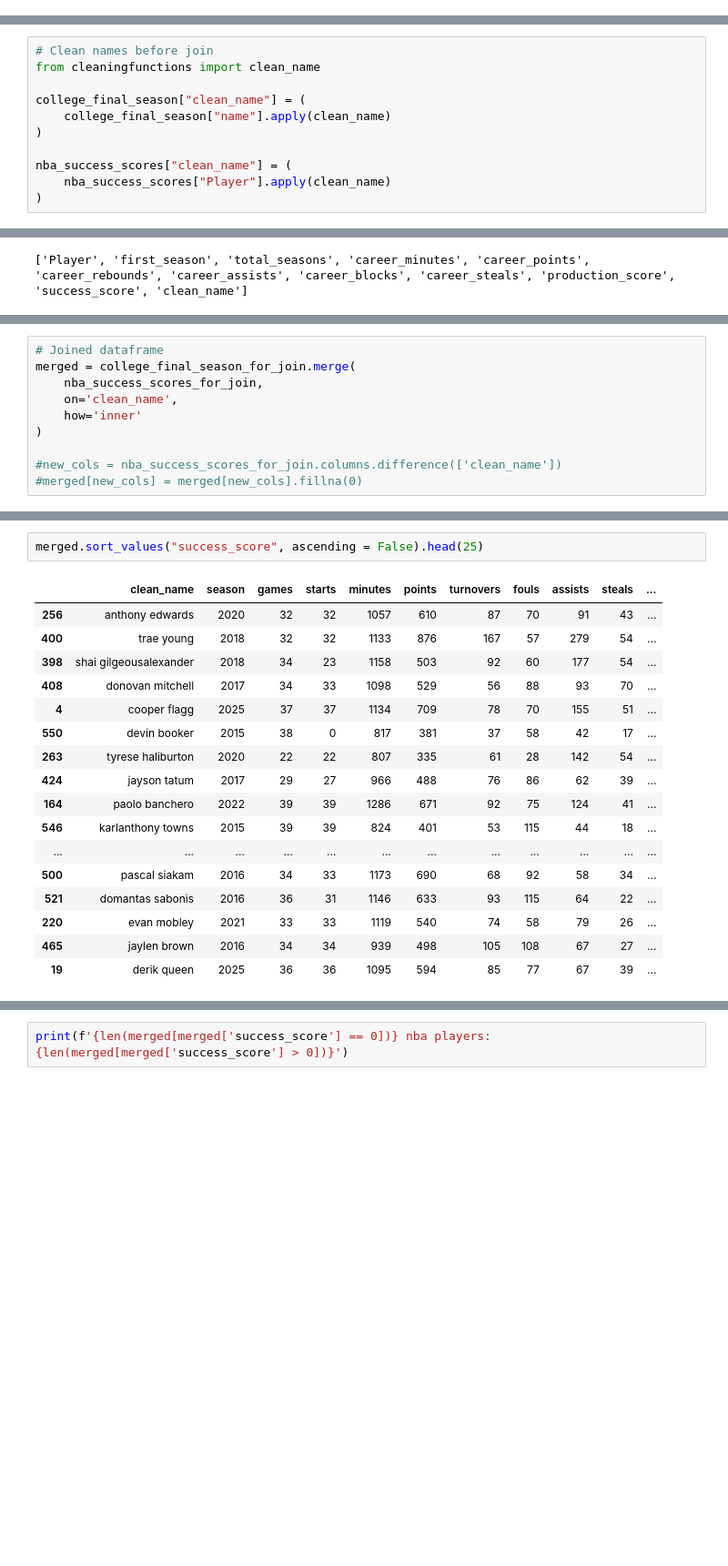
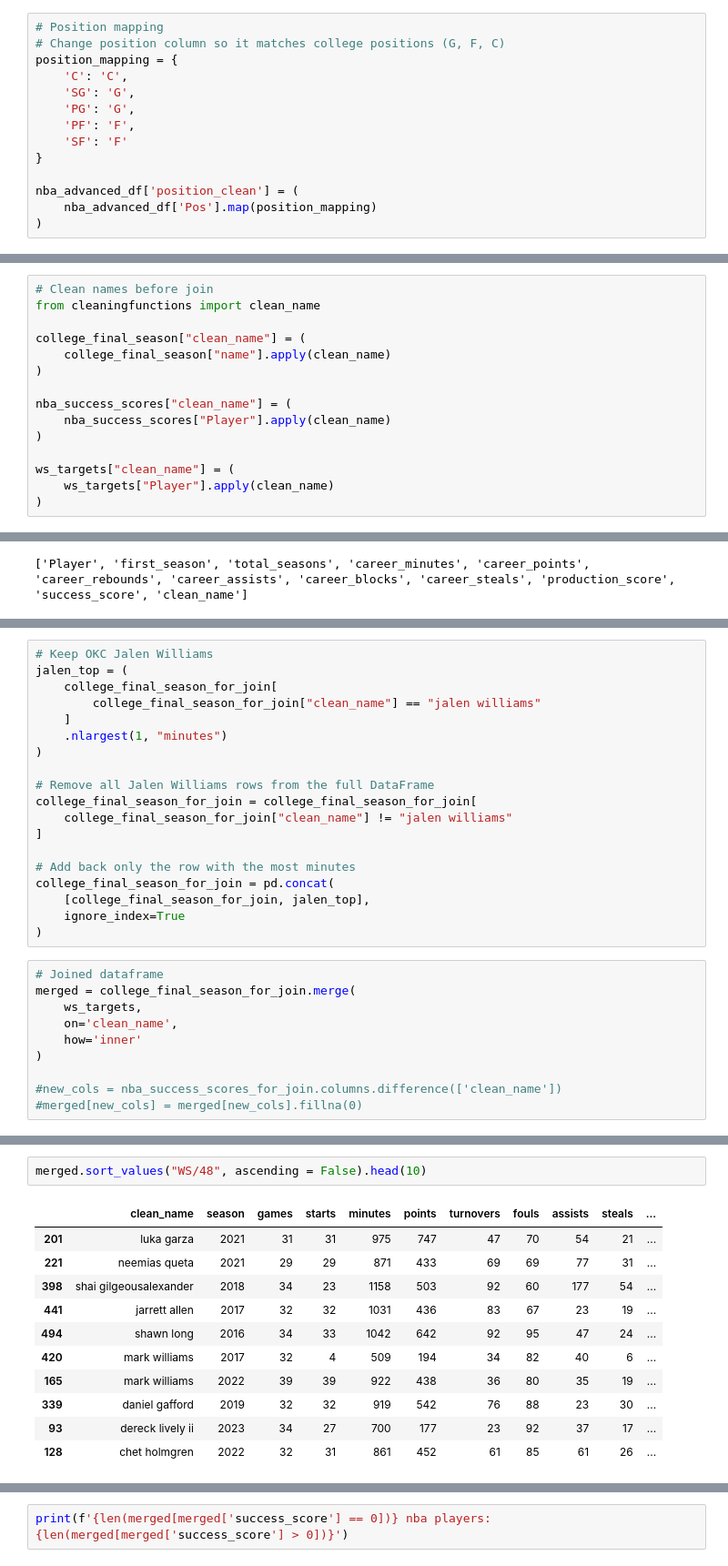
Before and after one commit to Jeremy-Thompson33/NBA_Prospect_Evaluator, a Jupyter notebook: datacollection.ipynb, the cells around one changed output, grey strips where cells are left out. Shown at 91% size. Drawn from its saved outputs; the diff is of its cells as text; blank space fills up the shorter version.

```diff
--- a/datacollection.ipynb
+++ b/datacollection.ipynb
@@ -384,0 +487,14 @@ nba_player_stats["total_seasons"] = (
+# %%
+# Position mapping
+# Change position column so it matches college positions (G, F, C)
+position_mapping = {
+    'C': 'C',
+    'SG': 'G',
+    'PG': 'G',
+    'PF': 'F',
+    'SF': 'F'
+}
+
+nba_advanced_df['position_clean'] = (
+    nba_advanced_df['Pos'].map(position_mapping)
+)
@@ -473,6 +696,10 @@ college_final_season["clean_name"] = (
 nba_success_scores["clean_name"] = (
     nba_success_scores["Player"].apply(clean_name)
 )
+
+ws_targets["clean_name"] = (
+    ws_targets["Player"].apply(clean_name)
+)
 # %%
 college_final_season.head(1)
 # %% [output]
@@ -504,10 +764,29 @@ college_final_season_for_join = college_final_season[['clean_name', 'season', 'g
     'STOCKS_PER_40']]
 
 nba_success_scores_for_join = nba_success_scores[['clean_name', 'success_score']]
+# %%
+# Keep OKC Jalen Williams
+jalen_top = (
+    college_final_season_for_join[
+        college_final_season_for_join["clean_name"] == "jalen williams"
+    ]
+    .nlargest(1, "minutes")
+)
+
+# Remove all Jalen Williams rows from the full DataFrame
+college_final_season_for_join = college_final_season_for_join[
+    college_final_season_for_join["clean_name"] != "jalen williams"
+]
+
+# Add back only the row with the most minutes
+college_final_season_for_join = pd.concat(
+    [college_final_season_for_join, jalen_top],
+    ignore_index=True
+)
 # %%
 # Joined dataframe
 merged = college_final_season_for_join.merge(
-    nba_success_scores_for_join,
+    ws_targets,
     on='clean_name',
     how='inner'
 )
@@ -538,20 +840,14 @@ memory usage: 252.6 KB
 # %%
-merged.sort_values("success_score", ascending = False).head(25)
+merged.sort_values("WS/48", ascending = False).head(10)
 # %% [output]
 |  | clean_name | season | games | starts | minutes | points | turnovers | fouls | assists | steals | ... |
-| 256 | anthony edwards | 2020 | 32 | 32 | 1057 | 610 | 87 | 70 | 91 | 43 | ... |
-| 400 | trae young | 2018 | 32 | 32 | 1133 | 876 | 167 | 57 | 279 | 54 | ... |
+| 201 | luka garza | 2021 | 31 | 31 | 975 | 747 | 47 | 70 | 54 | 21 | ... |
+| 221 | neemias queta | 2021 | 29 | 29 | 871 | 433 | 69 | 69 | 77 | 31 | ... |
 | 398 | shai gilgeousalexander | 2018 | 34 | 23 | 1158 | 503 | 92 | 60 | 177 | 54 | ... |
-| 408 | donovan mitchell | 2017 | 34 | 33 | 1098 | 529 | 56 | 88 | 93 | 70 | ... |
-| 4 | cooper flagg | 2025 | 37 | 37 | 1134 | 709 | 78 | 70 | 155 | 51 | ... |
-| 550 | devin booker | 2015 | 38 | 0 | 817 | 381 | 37 | 58 | 42 | 17 | ... |
-| 263 | tyrese haliburton | 2020 | 22 | 22 | 807 | 335 | 61 | 28 | 142 | 54 | ... |
-| 424 | jayson tatum | 2017 | 29 | 27 | 966 | 488 | 76 | 86 | 62 | 39 | ... |
-| 164 | paolo banchero | 2022 | 39 | 39 | 1286 | 671 | 92 | 75 | 124 | 41 | ... |
-| 546 | karlanthony towns | 2015 | 39 | 39 | 824 | 401 | 53 | 115 | 44 | 18 | ... |
-| ... | ... | ... | ... | ... | ... | ... | ... | ... | ... | ... | ... |
-| 500 | pascal siakam | 2016 | 34 | 33 | 1173 | 690 | 68 | 92 | 58 | 34 | ... |
-| 521 | domantas sabonis | 2016 | 36 | 31 | 1146 | 633 | 93 | 115 | 64 | 22 | ... |
-| 220 | evan mobley | 2021 | 33 | 33 | 1119 | 540 | 74 | 58 | 79 | 26 | ... |
-| 465 | jaylen brown | 2016 | 34 | 34 | 939 | 498 | 105 | 108 | 67 | 27 | ... |
-| 19 | derik queen | 2025 | 36 | 36 | 1095 | 594 | 85 | 77 | 67 | 39 | ... |
+| 441 | jarrett allen | 2017 | 32 | 32 | 1031 | 436 | 83 | 67 | 23 | 19 | ... |
+| 494 | shawn long | 2016 | 34 | 33 | 1042 | 642 | 92 | 95 | 47 | 24 | ... |
+| 420 | mark williams | 2017 | 32 | 4 | 509 | 194 | 34 | 82 | 40 | 6 | ... |
+| 165 | mark williams | 2022 | 39 | 39 | 922 | 438 | 36 | 80 | 35 | 19 | ... |
+| 339 | daniel gafford | 2019 | 32 | 32 | 919 | 542 | 76 | 88 | 23 | 30 | ... |
+| 93 | dereck lively ii | 2023 | 34 | 27 | 700 | 177 | 23 | 92 | 37 | 17 | ... |
+| 128 | chet holmgren | 2022 | 32 | 31 | 861 | 452 | 61 | 85 | 61 | 26 | ... |
```
Also changed, not shown: parts of 47 cells of this notebook, 1 other file.
